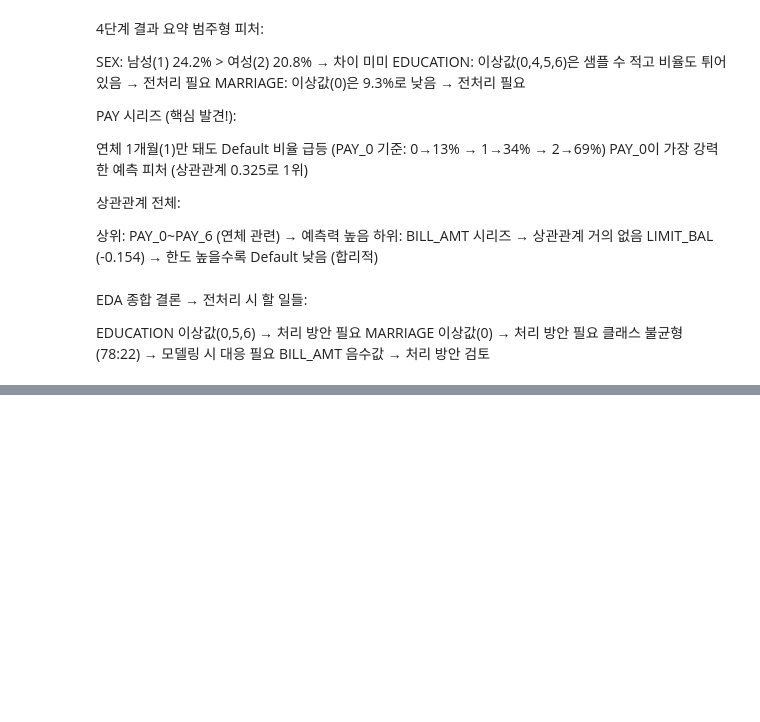
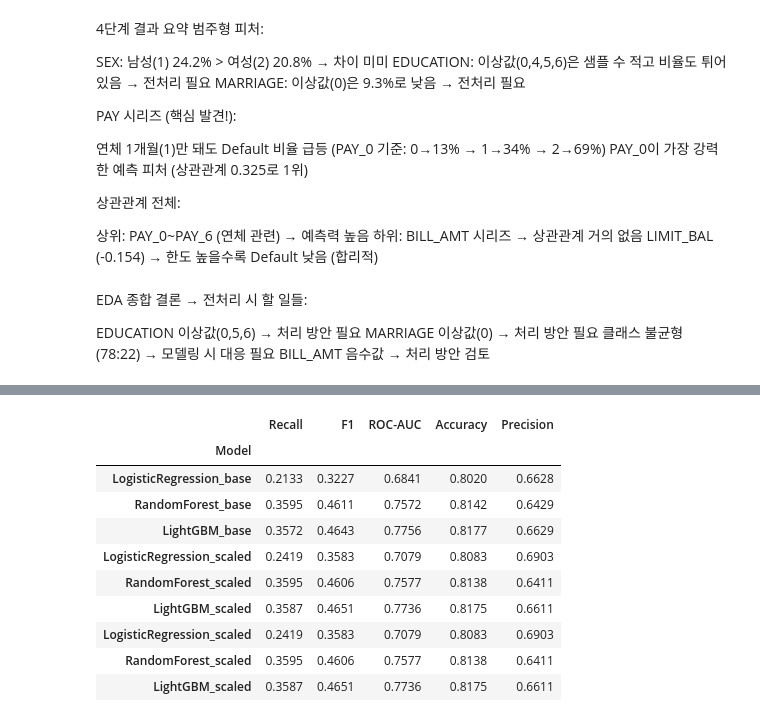
Before and after one commit to jjuuu999/hipython, a Jupyter notebook: ml/11_신용카드_채무불이행_고객예측.ipynb, the cells around one changed output, grey strips where cells are left out. Cells and saved outputs as stored; diff of their text form; code cells hidden in the pictures; blank space fills up the shorter version.

```diff
--- a/ml/11_신용카드_채무불이행_고객예측.ipynb
+++ b/ml/11_신용카드_채무불이행_고객예측.ipynb
@@ -293,0 +389,13 @@ BILL_AMT 음수값 → 처리 방안 검토
+# %%
+# EDUCATION: 0, 5, 6 → 4로 통합
+card_df['EDUCATION'] = card_df['EDUCATION'].replace({0: 4, 5: 4, 6: 4})
+
+# MARRIAGE: 0 → 3으로 통합
+card_df['MARRIAGE'] = card_df['MARRIAGE'].replace({0: 3})
+
+# 확인
+print("=== EDUCATION 처리 후 ===")
+print(card_df['EDUCATION'].value_counts().sort_index())
+
+print("\n=== MARRIAGE 처리 후 ===")
+print(card_df['MARRIAGE'].value_counts().sort_index())
@@ -293,0 +548,27 @@ BILL_AMT 음수값 → 처리 방안 검토
+# %%
+from sklearn.preprocessing import StandardScaler
+
+# 원본 데이터 복사
+X_train_scaled = X_train.copy()
+X_test_scaled = X_test.copy()
+
+# 스케일링 적용 (train 기준으로 fit, test는 transform만)
+scaler = StandardScaler()
+X_train_scaled = scaler.fit_transform(X_train_scaled)
+X_test_scaled = scaler.transform(X_test_scaled)
+# %%
+# 모델 정의
+models = {
+    'LogisticRegression': LogisticRegression(max_iter=1000, random_state=42),
+    'RandomForest'      : RandomForestClassifier(n_estimators=100, random_state=42),
+    'LightGBM'          : LGBMClassifier(n_estimators=100, random_state=42)
+}
+
+# 학습 및 평가
+for model_name, model in models.items():
+    model.fit(X_train_scaled, y_train)
+    y_pred       = model.predict(X_test_scaled)
+    y_pred_proba = model.predict_proba(X_test_scaled)[:, 1]
+    result = get_clf_eval(y_test, y_pred, y_pred_proba, model_name=f'{model_name}_scaled')
+    results.append(result)
+    print()
@@ -293,0 +593,15 @@ BILL_AMT 음수값 → 처리 방안 검토
+# %%
+# 실험 1 + 2 비교 테이블
+pd.DataFrame(results).set_index('Model')
+# %% [output]
+|  | Recall | F1 | ROC-AUC | Accuracy | Precision |
+| Model |  |  |  |  |  |
+| LogisticRegression_base | 0.2133 | 0.3227 | 0.6841 | 0.8020 | 0.6628 |
+| RandomForest_base | 0.3595 | 0.4611 | 0.7572 | 0.8142 | 0.6429 |
+| LightGBM_base | 0.3572 | 0.4643 | 0.7756 | 0.8177 | 0.6629 |
+| LogisticRegression_scaled | 0.2419 | 0.3583 | 0.7079 | 0.8083 | 0.6903 |
+| RandomForest_scaled | 0.3595 | 0.4606 | 0.7577 | 0.8138 | 0.6411 |
+| LightGBM_scaled | 0.3587 | 0.4651 | 0.7736 | 0.8175 | 0.6611 |
+| LogisticRegression_scaled | 0.2419 | 0.3583 | 0.7079 | 0.8083 | 0.6903 |
+| RandomForest_scaled | 0.3595 | 0.4606 | 0.7577 | 0.8138 | 0.6411 |
+| LightGBM_scaled | 0.3587 | 0.4651 | 0.7736 | 0.8175 | 0.6611 |
```
Also changed, not shown: parts of 18 cells of this notebook.
